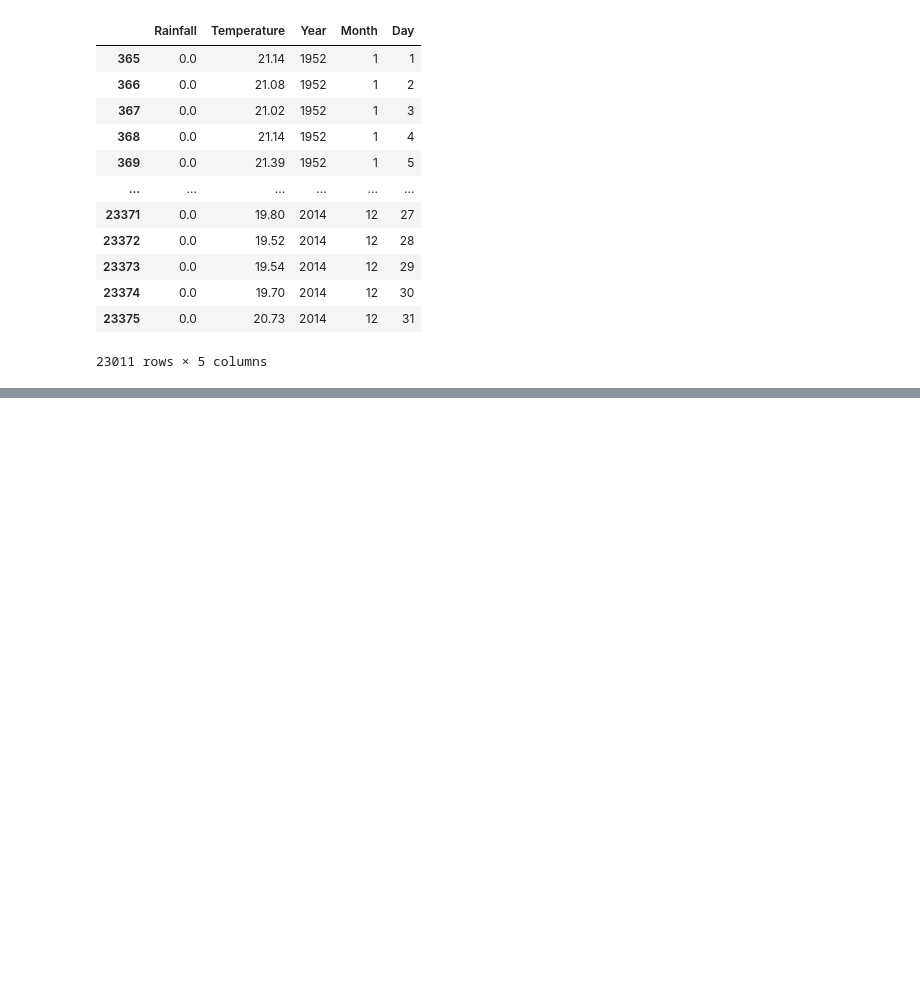
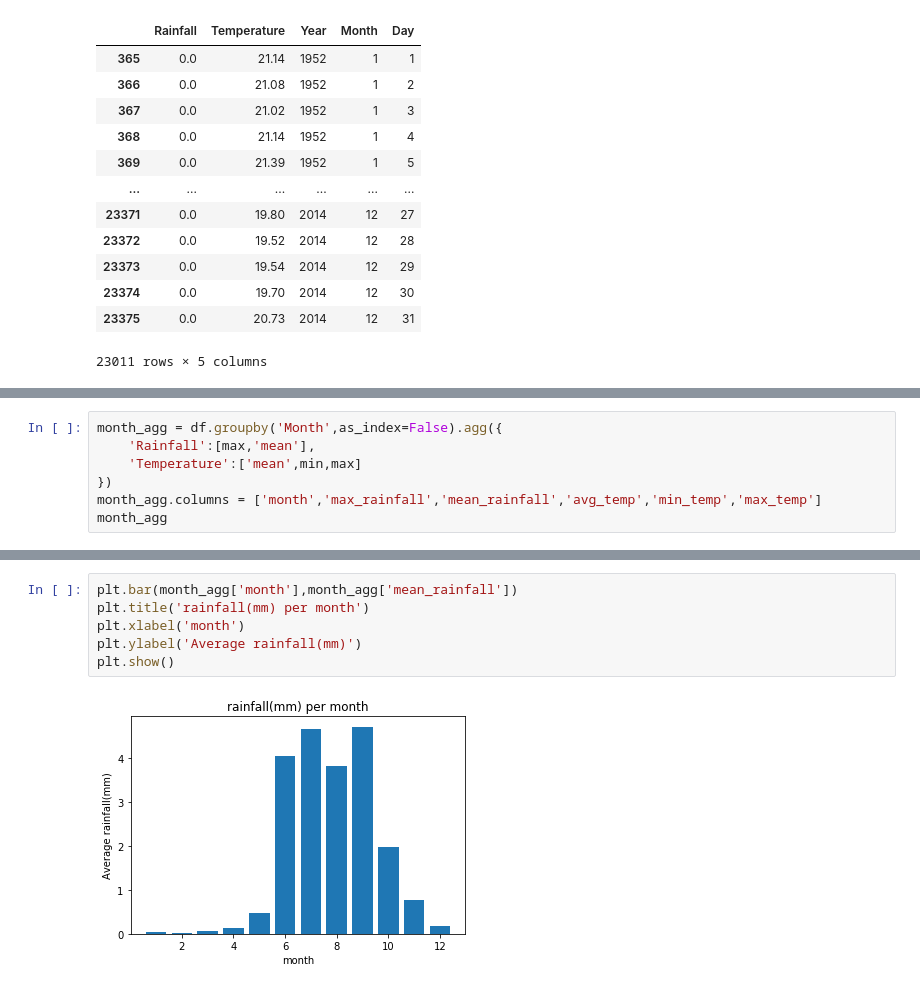
Before and after one commit to AnimeshN/IMD_rainfall_analysis_sinner, a Jupyter notebook: rainfall_analysis.ipynb, the cells around one changed output, grey strips where cells are left out. Cells and saved outputs as stored; diff of their text form; blank space fills up the shorter version.

```diff
--- a/rainfall_analysis.ipynb
+++ b/rainfall_analysis.ipynb
@@ -91,0 +122,7 @@ df
+# %%
+month_agg = df.groupby('Month',as_index=False).agg({
+    'Rainfall':[max,'mean'],
+    'Temperature':['mean',min,max]
+})
+month_agg.columns = ['month','max_rainfall','mean_rainfall','avg_temp','min_temp','max_temp']
+month_agg
@@ -92 +143,9 @@ df
+# %%
+plt.bar(month_agg['month'],month_agg['mean_rainfall'])
+plt.title('rainfall(mm) per month')
+plt.xlabel('month')
+plt.ylabel('Average rainfall(mm)')
+plt.show()
+# %% [output]
+[figure, added]
 # %%
```
Also changed, not shown: parts of 20 cells of this notebook, 2 other files.
